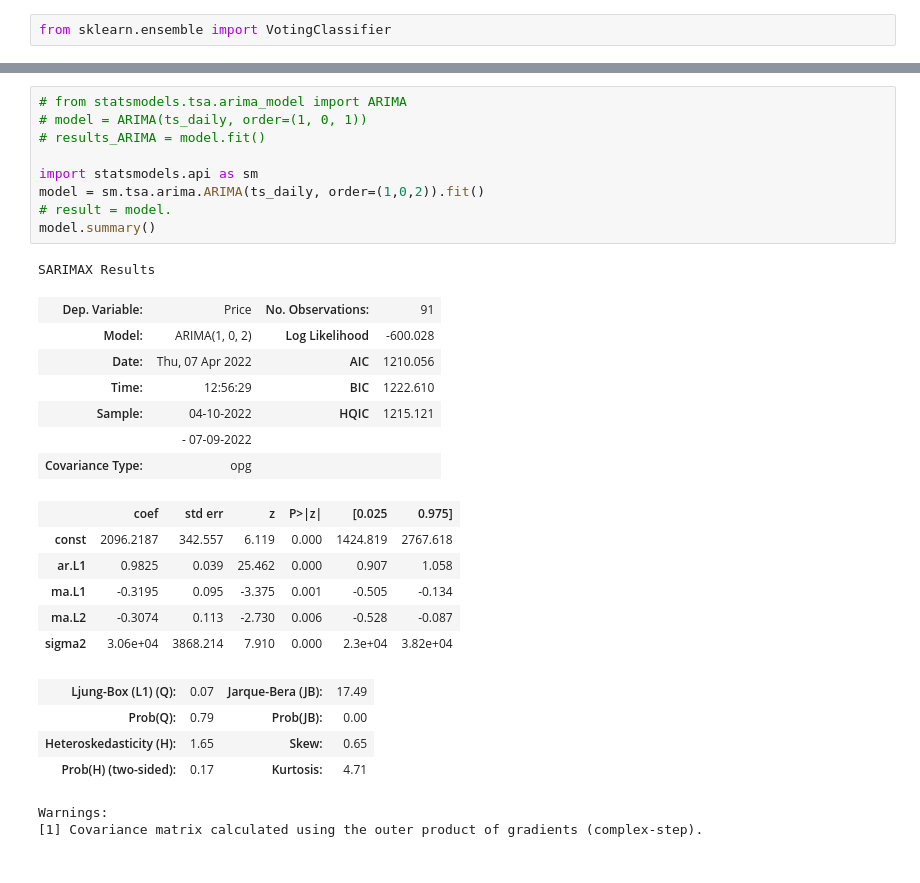
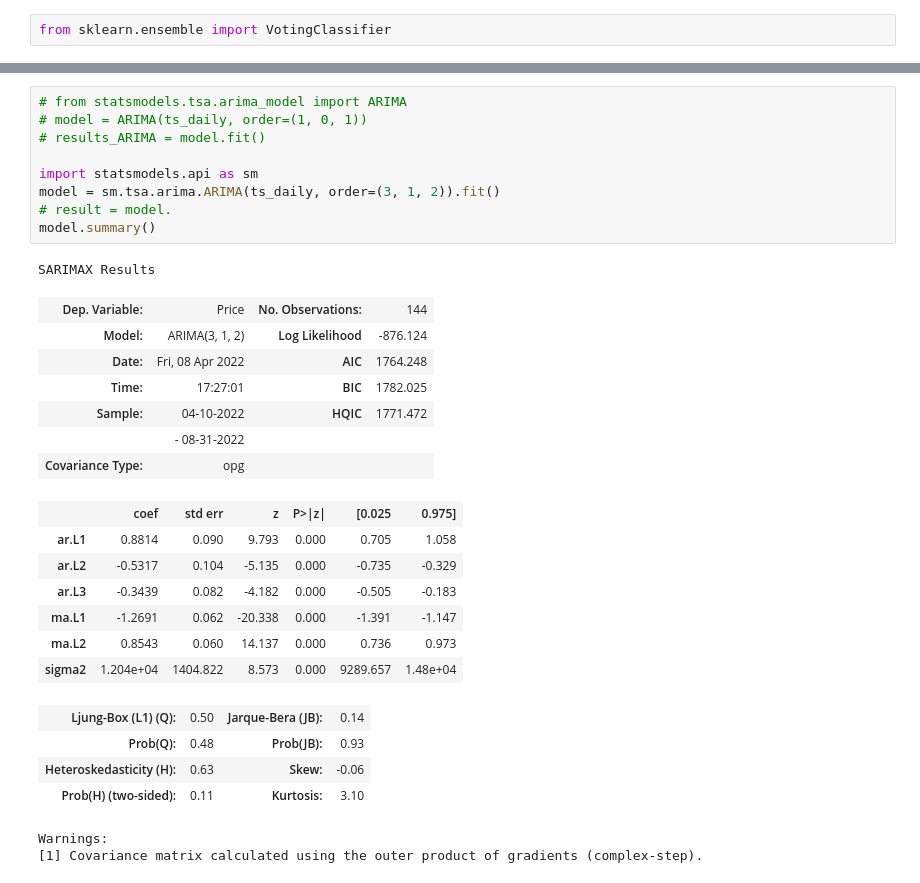
Before and after one commit to cjunhyuk/Kayak_Price_Analysis, a Jupyter notebook: Modeling.ipynb, the cells around one changed output, grey strips where cells are left out. Drawn from its saved outputs; the diff is of its cells as text.

```diff
--- a/Modeling.ipynb
+++ b/Modeling.ipynb
@@ -574,30 +618,31 @@ plt.show()
 # %%
 # from statsmodels.tsa.arima_model import ARIMA
 # model = ARIMA(ts_daily, order=(1, 0, 1))
 # results_ARIMA = model.fit()
 
 import statsmodels.api as sm
-model = sm.tsa.arima.ARIMA(ts_daily, order=(1,0,2)).fit()
+model = sm.tsa.arima.ARIMA(ts_daily, order=(3, 1, 2)).fit()
 # result = model.
 model.summary()
 # %% [output]
 SARIMAX Results
-| Dep. Variable: | Price | No. Observations: | 91 |
-| Model: | ARIMA(1, 0, 2) | Log Likelihood | -600.028 |
-| Date: | Thu, 07 Apr 2022 | AIC | 1210.056 |
-| Time: | 12:56:29 | BIC | 1222.610 |
-| Sample: | 04-10-2022 | HQIC | 1215.121 |
-|  | - 07-09-2022 |  |  |
+| Dep. Variable: | Price | No. Observations: | 144 |
+| Model: | ARIMA(3, 1, 2) | Log Likelihood | -876.124 |
+| Date: | Fri, 08 Apr 2022 | AIC | 1764.248 |
+| Time: | 17:27:01 | BIC | 1782.025 |
+| Sample: | 04-10-2022 | HQIC | 1771.472 |
+|  | - 08-31-2022 |  |  |
 | Covariance Type: | opg |  |  |
 |  | coef | std err | z | P>|z| | [0.025 | 0.975] |
-| const | 2096.2187 | 342.557 | 6.119 | 0.000 | 1424.819 | 2767.618 |
-| ar.L1 | 0.9825 | 0.039 | 25.462 | 0.000 | 0.907 | 1.058 |
-| ma.L1 | -0.3195 | 0.095 | -3.375 | 0.001 | -0.505 | -0.134 |
-| ma.L2 | -0.3074 | 0.113 | -2.730 | 0.006 | -0.528 | -0.087 |
-| sigma2 | 3.06e+04 | 3868.214 | 7.910 | 0.000 | 2.3e+04 | 3.82e+04 |
+| ar.L1 | 0.8814 | 0.090 | 9.793 | 0.000 | 0.705 | 1.058 |
+| ar.L2 | -0.5317 | 0.104 | -5.135 | 0.000 | -0.735 | -0.329 |
+| ar.L3 | -0.3439 | 0.082 | -4.182 | 0.000 | -0.505 | -0.183 |
+| ma.L1 | -1.2691 | 0.062 | -20.338 | 0.000 | -1.391 | -1.147 |
+| ma.L2 | 0.8543 | 0.060 | 14.137 | 0.000 | 0.736 | 0.973 |
+| sigma2 | 1.204e+04 | 1404.822 | 8.573 | 0.000 | 9289.657 | 1.48e+04 |
-| Ljung-Box (L1) (Q): | 0.07 | Jarque-Bera (JB): | 17.49 |
-| Prob(Q): | 0.79 | Prob(JB): | 0.00 |
-| Heteroskedasticity (H): | 1.65 | Skew: | 0.65 |
-| Prob(H) (two-sided): | 0.17 | Kurtosis: | 4.71 |
+| Ljung-Box (L1) (Q): | 0.50 | Jarque-Bera (JB): | 0.14 |
+| Prob(Q): | 0.48 | Prob(JB): | 0.93 |
+| Heteroskedasticity (H): | 0.63 | Skew: | -0.06 |
+| Prob(H) (two-sided): | 0.11 | Kurtosis: | 3.10 |
 Warnings:
 [1] Covariance matrix calculated using the outer product of gradients (complex-step).
```
Also changed, not shown: parts of 39 cells of this notebook.
